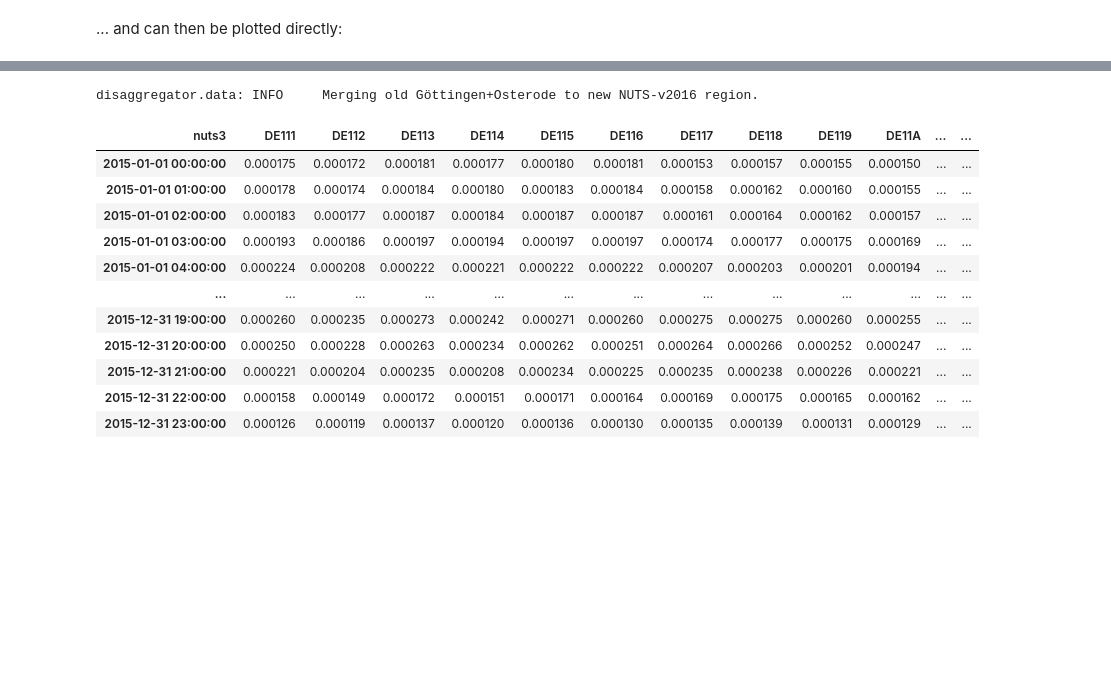
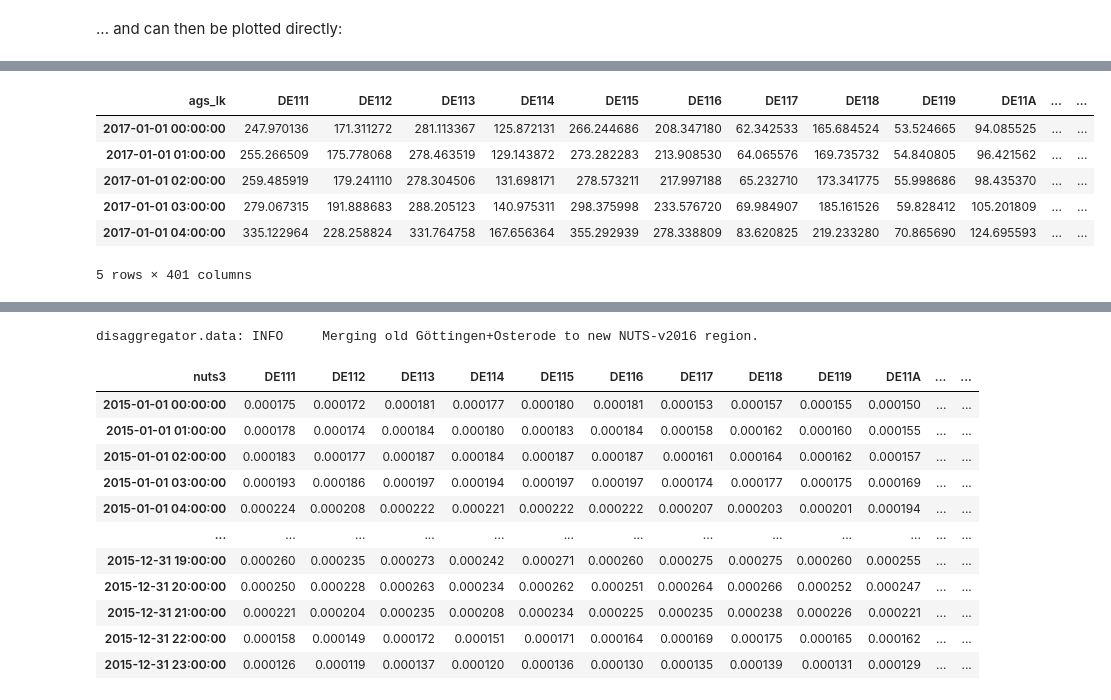
Before and after one commit to DemandRegioTeam/disaggregator, a Jupyter notebook: 04_Demo_temporal_disaggregations.ipynb, the cells around one changed output, grey strips where cells are left out. Drawn from its saved outputs; the diff is of its cells as text; code cells hidden in the pictures; blank space fills up the shorter version.

```diff
--- a/04_Demo_temporal_disaggregations.ipynb
+++ b/04_Demo_temporal_disaggregations.ipynb
@@ -212,0 +204,10 @@ Get the gas standard load profile for _single family houses_ (EFH) ...
+# %%
+df_households_gas.head()
+# %% [output]
+| ags_lk | DE111 | DE112 | DE113 | DE114 | DE115 | DE116 | DE117 | DE118 | DE119 | DE11A | ... | ... |
+| 2017-01-01 00:00:00 | 247.970136 | 171.311272 | 281.113367 | 125.872131 | 266.244686 | 208.347180 | 62.342533 | 165.684524 | 53.524665 | 94.085525 | ... | ... |
+| 2017-01-01 01:00:00 | 255.266509 | 175.778068 | 278.463519 | 129.143872 | 273.282283 | 213.908530 | 64.065576 | 169.735732 | 54.840805 | 96.421562 | ... | ... |
+| 2017-01-01 02:00:00 | 259.485919 | 179.241110 | 278.304506 | 131.698171 | 278.573211 | 217.997188 | 65.232710 | 173.341775 | 55.998686 | 98.435370 | ... | ... |
+| 2017-01-01 03:00:00 | 279.067315 | 191.888683 | 288.205123 | 140.975311 | 298.375998 | 233.576720 | 69.984907 | 185.161526 | 59.828412 | 105.201809 | ... | ... |
+| 2017-01-01 04:00:00 | 335.122964 | 228.258824 | 331.764758 | 167.656364 | 355.292939 | 278.338809 | 83.620825 | 219.233280 | 70.865690 | 124.695593 | ... | ... |
+5 rows × 401 columns
```
Also changed, not shown: parts of 25 cells of this notebook, 4 other files.
